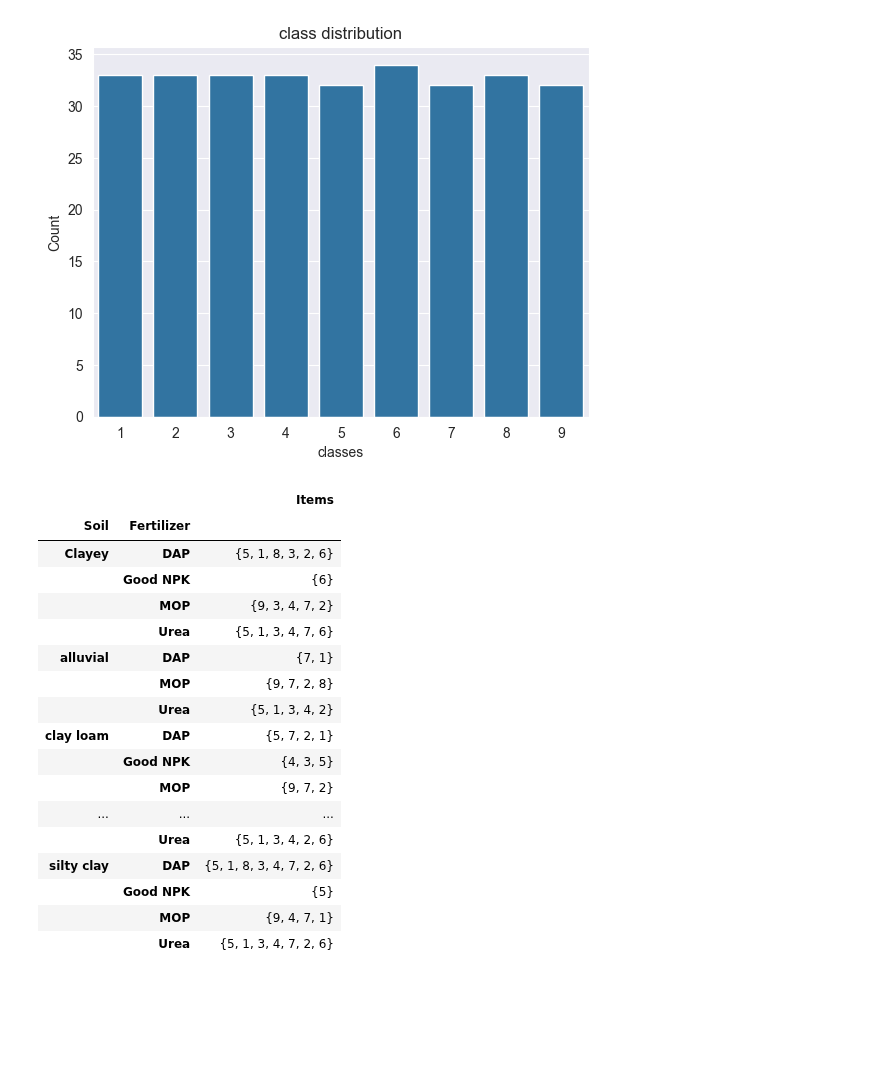
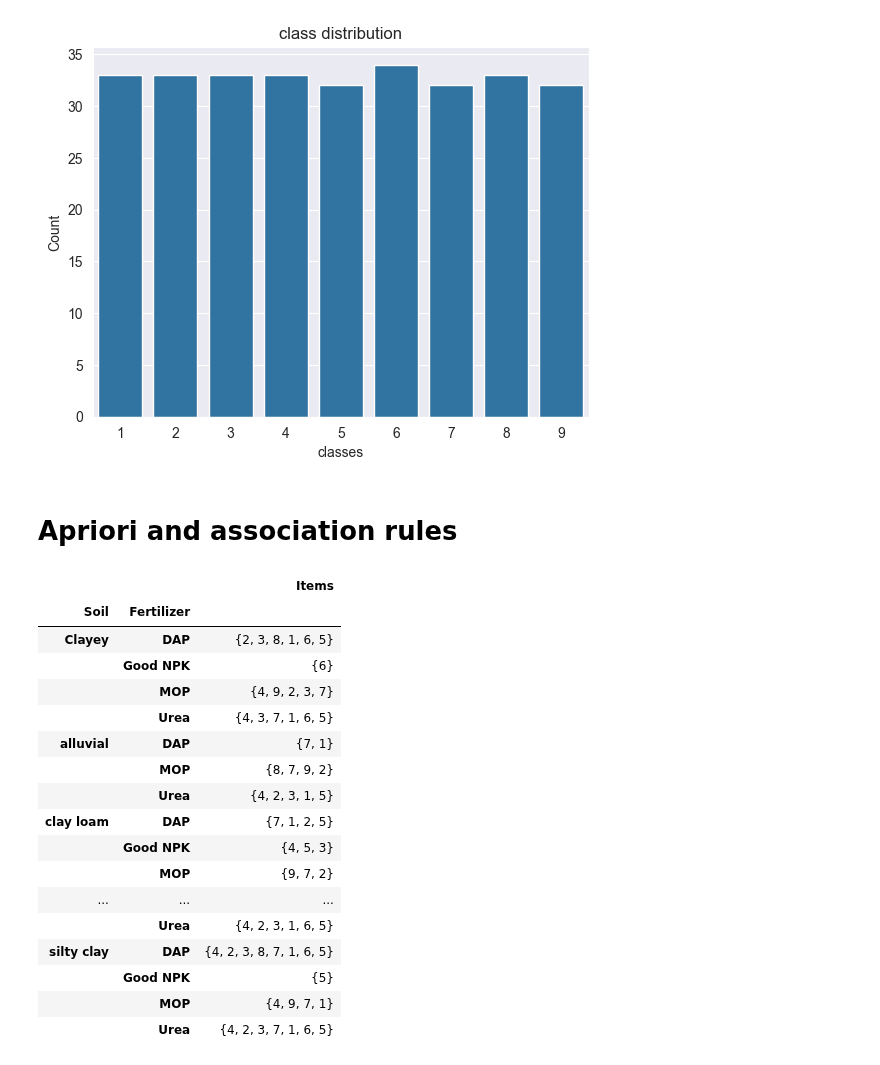
Before and after one commit to Mounir-charef/data_mining, a Jupyter notebook: notebooks/part2-apiriori.ipynb, the cells around one changed output. Saved outputs shown, nothing was run; the diff lists cells and outputs as text; code cells hidden in the pictures; blank space fills up the shorter version.

Commit message:
apriori test

```diff
--- a/notebooks/part2-apiriori.ipynb
+++ b/notebooks/part2-apiriori.ipynb
@@ -163,32 +163,35 @@ df_freq = discretize_equal_freq(df, discretize_column)
 plot_classes(df_freq)
 # %% [output]
 [figure]
+# %% [markdown]
+# Apriori and association rules
 # %%
 grouped_df = df_width.groupby(['Soil', 'Fertilizer']).agg({
     # 'Crop': set,
     # 'Fertilizer': set,
     'class': set,
 }).rename(columns={'class': 'Items'})
+grouped_df.to_csv(data_dir / 'part3_grouped_df.csv')
 grouped_df
 # %% [output]
 |  |  | Items |
 | Soil | Fertilizer |  |
-| Clayey | DAP | {5, 1, 8, 3, 2, 6} |
+| Clayey | DAP | {2, 3, 8, 1, 6, 5} |
 |  | Good NPK | {6} |
-|  | MOP | {9, 3, 4, 7, 2} |
-|  | Urea | {5, 1, 3, 4, 7, 6} |
+|  | MOP | {4, 9, 2, 3, 7} |
+|  | Urea | {4, 3, 7, 1, 6, 5} |
 | alluvial | DAP | {7, 1} |
-|  | MOP | {9, 7, 2, 8} |
-|  | Urea | {5, 1, 3, 4, 2} |
-| clay loam | DAP | {5, 7, 2, 1} |
-|  | Good NPK | {4, 3, 5} |
+|  | MOP | {8, 7, 9, 2} |
+|  | Urea | {4, 2, 3, 1, 5} |
+| clay loam | DAP | {7, 1, 2, 5} |
+|  | Good NPK | {4, 5, 3} |
 |  | MOP | {9, 7, 2} |
 | ... | ... | ... |
-|  | Urea | {5, 1, 3, 4, 2, 6} |
-| silty clay | DAP | {5, 1, 8, 3, 4, 7, 2, 6} |
+|  | Urea | {4, 2, 3, 1, 6, 5} |
+| silty clay | DAP | {4, 2, 3, 8, 7, 1, 6, 5} |
 |  | Good NPK | {5} |
-|  | MOP | {9, 4, 7, 1} |
-|  | Urea | {5, 1, 3, 4, 7, 2, 6} |
+|  | MOP | {4, 9, 7, 1} |
+|  | Urea | {4, 2, 3, 7, 1, 6, 5} |
 # %%
 class Apriori:
     def __init__(self, min_support, min_confidence):
```
Also changed, not shown: parts of 9 cells of this notebook.
